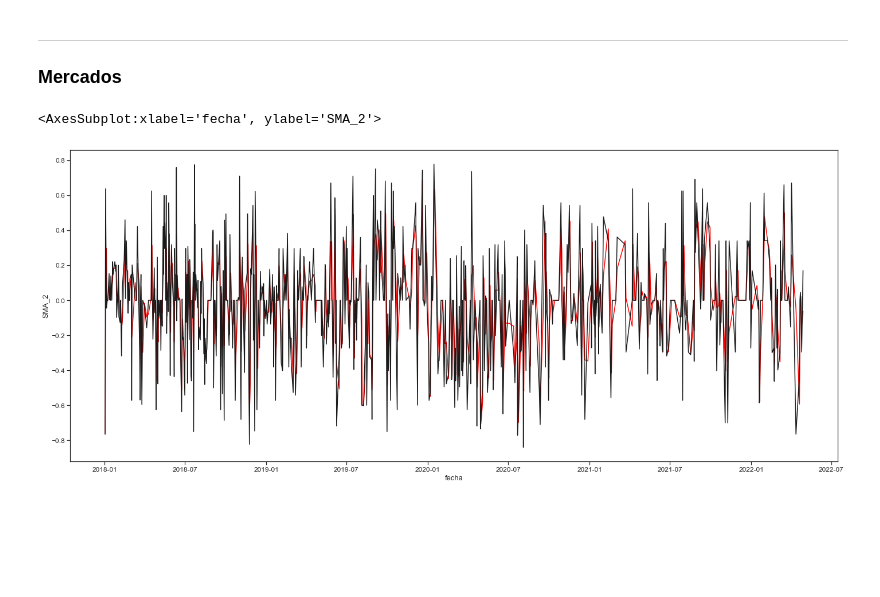
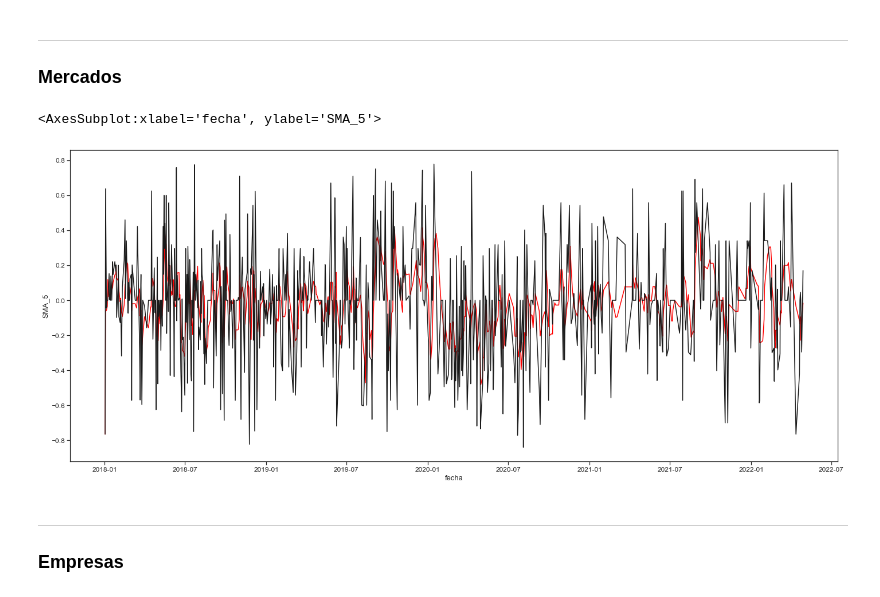
Before and after one commit to jesoto/Sentiment_and_news-Peru, a Jupyter notebook: thesis/plots.ipynb, the cells around one changed output. Saved outputs shown, nothing was run; the diff lists cells and outputs as text; code cells hidden in the pictures; blank space fills up the shorter version.

```diff
--- a/thesis/plots.ipynb
+++ b/thesis/plots.ipynb
@@ -88,14 +88,17 @@ sns.lineplot(data=exterior, x = 'fecha', y = 'SMA_5', color= 'k')
 # %%
 mercados = df[df['categoria'] == 'Mercados']
 mercados = mercados.groupby(['fecha']).agg({'compound': 'mean'}).reset_index()
-mercados['SMA_2'] = mercados['compound'].rolling(window = 2, min_periods = 1).mean()
+mercados['SMA_5'] = mercados['compound'].rolling(window = 5, min_periods = 1).mean()
 mercados['SMA_20'] = mercados['compound'].rolling(window = 20, min_periods = 1).mean()
 # %%
 sns.set('notebook', style = "ticks", font_scale= 1.08)
 plt.figure(figsize=(24,10))
 #sns.lineplot(data=politica, x = 'fecha', y = 'compound', color = 'k')
-sns.lineplot(data=mercados, x = 'fecha', y = 'SMA_2', color= 'red')
+sns.lineplot(data=mercados, x = 'fecha', y = 'SMA_5', color= 'red')
 sns.lineplot(data=mercados, x = 'fecha', y = 'compound', color= 'k')
 # %% [output]
-<AxesSubplot:xlabel='fecha', ylabel='SMA_2'>
+<AxesSubplot:xlabel='fecha', ylabel='SMA_5'>
-[figure, old version]
+[figure, new version]
+# %% [markdown]
+---
+### Empresas
```
Also changed, not shown: parts of 16 cells of this notebook.
